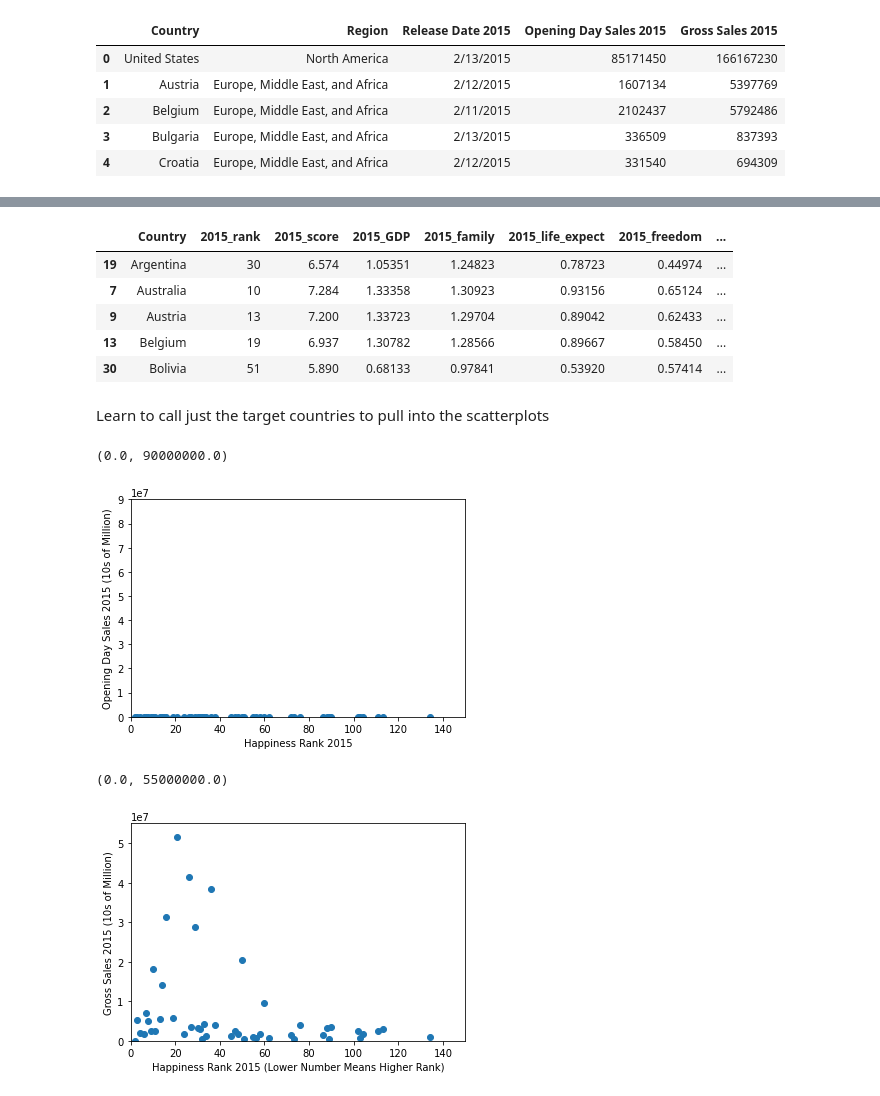
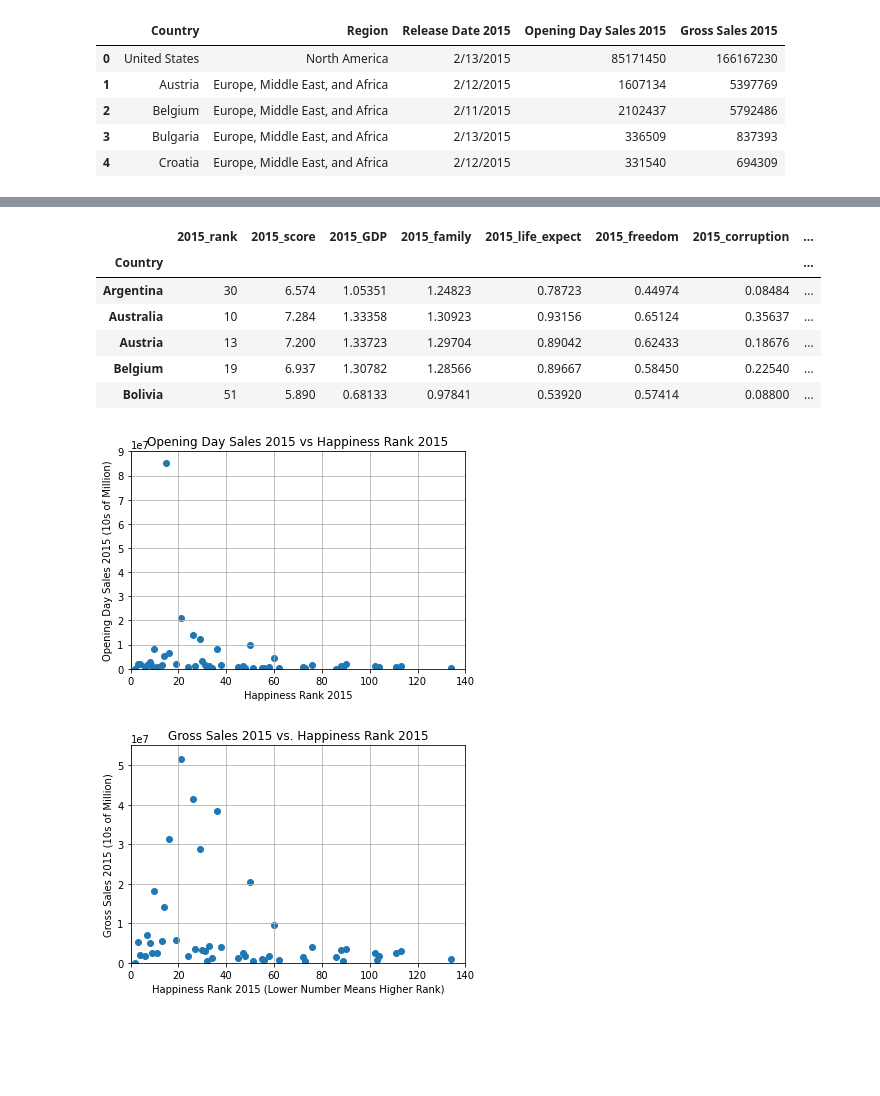
Before and after one commit to jaysueno/Group_Good_Guys, a Jupyter notebook: shades.ipynb, the cells around one changed output, grey strips where cells are left out. Cells and saved outputs as stored; diff of their text form; code cells hidden in the pictures; blank space fills up the shorter version.

```diff
--- a/shades.ipynb
+++ b/shades.ipynb
@@ -3,5 +5,6 @@ import pandas as pd
 import matplotlib.pyplot as plt
 import numpy as np
 # %%
-shades_grey_df = pd.read_csv('shadesgrey2015.csv')
-shades_grey_df.head()
+# call first file
+
+shades_grey_df = pd.read_csv('Resources/shadesgrey2015.csv')
@@ -26,5 +23,5 @@ grey_rename_df.head()
 | 3 | Bulgaria | Europe, Middle East, and Africa | 2/13/2015 | 336509 | 837393 |
 | 4 | Croatia | Europe, Middle East, and Africa | 2/12/2015 | 331540 | 694309 |
 # %%
-shades_darker_df = pd.read_csv('shadesdarker2017.csv')
-shades_darker_df.head()
+# call second file
+shades_darker_df = pd.read_csv('Resources/shadesdarker2017.csv')
@@ -90,4 +62,5 @@ plt.bar(x_grey, y_grey, color='b', align='center')
 # %%
-h15_df = pd.read_csv('Happiness_data_clean_2015.csv')
-h16_df = pd.read_csv('Happiness_data_clean_2016.csv')
-h17_df = pd.read_csv('Happiness_data_clean_2017.csv')
+# call happiness files
+h15_df = pd.read_csv('Resources/Happiness_data_clean_2015.csv')
+h16_df = pd.read_csv('Resources/Happiness_data_clean_2016.csv')
+h17_df = pd.read_csv('Resources/Happiness_data_clean_2017.csv')
@@ -124,36 +70,42 @@ merged15_df
 # %%
+# rename index and alphabetize by country
 merged15_df = merged15_df.sort_values(by='Country')
-merged15_df.head()
+merged15_df.set_index('Country').head()
 # %% [output]
-|  | Country | 2015_rank | 2015_score | 2015_GDP | 2015_family | 2015_life_expect | 2015_freedom | ... |
-| 19 | Argentina | 30 | 6.574 | 1.05351 | 1.24823 | 0.78723 | 0.44974 | ... |
-| 7 | Australia | 10 | 7.284 | 1.33358 | 1.30923 | 0.93156 | 0.65124 | ... |
-| 9 | Austria | 13 | 7.200 | 1.33723 | 1.29704 | 0.89042 | 0.62433 | ... |
-| 13 | Belgium | 19 | 6.937 | 1.30782 | 1.28566 | 0.89667 | 0.58450 | ... |
-| 30 | Bolivia | 51 | 5.890 | 0.68133 | 0.97841 | 0.53920 | 0.57414 | ... |
+|  | 2015_rank | 2015_score | 2015_GDP | 2015_family | 2015_life_expect | 2015_freedom | 2015_corruption | ... |
+| Country |  |  |  |  |  |  |  | ... |
+| Argentina | 30 | 6.574 | 1.05351 | 1.24823 | 0.78723 | 0.44974 | 0.08484 | ... |
+| Australia | 10 | 7.284 | 1.33358 | 1.30923 | 0.93156 | 0.65124 | 0.35637 | ... |
+| Austria | 13 | 7.200 | 1.33723 | 1.29704 | 0.89042 | 0.62433 | 0.18676 | ... |
+| Belgium | 19 | 6.937 | 1.30782 | 1.28566 | 0.89667 | 0.58450 | 0.22540 | ... |
+| Bolivia | 51 | 5.890 | 0.68133 | 0.97841 | 0.53920 | 0.57414 | 0.08800 | ... |
-# %% [markdown]
-Learn to call just the target countries to pull into the scatterplots
 # %%
-x = merged15_df[{'2015_rank': 'United States',
-                '2015_rank': 'United Kingdom'}]
-y = merged15_df[{'2015_rank': 'United States',
-                '2015_rank': 'United Kingdom'}]
+# Create a ScatterPlot comparing Opening Day Sales of 50 Shades of Grey in 2015 vs World Happiness Rank 2015 by country
+
+x = merged15_df['2015_rank']
+y = merged15_df['Opening Day Sales 2015']
 plt.scatter(x, y)
+plt.title('Opening Day Sales 2015 vs Happiness Rank 2015')
 plt.xlabel('Happiness Rank 2015')
 plt.ylabel('Opening Day Sales 2015 (10s of Million)')
-plt.xlim(0, 150)
+plt.xlim(0, 140)
 plt.ylim(0, 90000000)
+plt.grid()
+plt.savefig('Charts/2015OpeningSalesVSHappiness.png')
 # %% [output]
-(0.0, 90000000.0)
-[figure, old version]
+[figure, new version]
 # %%
+# Create a ScatterPlot comparings Gross Sales of 50 Shades of Grey in 2015 vs World Happiness Rank 2015 by country
+
 x = merged15_df['2015_rank']
 y = merged15_df['Gross Sales 2015']
 plt.scatter(x, y)
+plt.title('Gross Sales 2015 vs. Happiness Rank 2015')
 plt.xlabel('Happiness Rank 2015 (Lower Number Means Higher Rank)')
 plt.ylabel('Gross Sales 2015 (10s of Million)')
-plt.xlim(0, 150)
+plt.xlim(0, 140)
 plt.ylim(0, 55000000)
+plt.grid()
+plt.savefig('Charts/2015GrossSalesVSHappiness.png')
 # %% [output]
-(0.0, 55000000.0)
-[figure, old version]
+[figure, new version]
```
Also changed, not shown: parts of 17 cells of this notebook.
